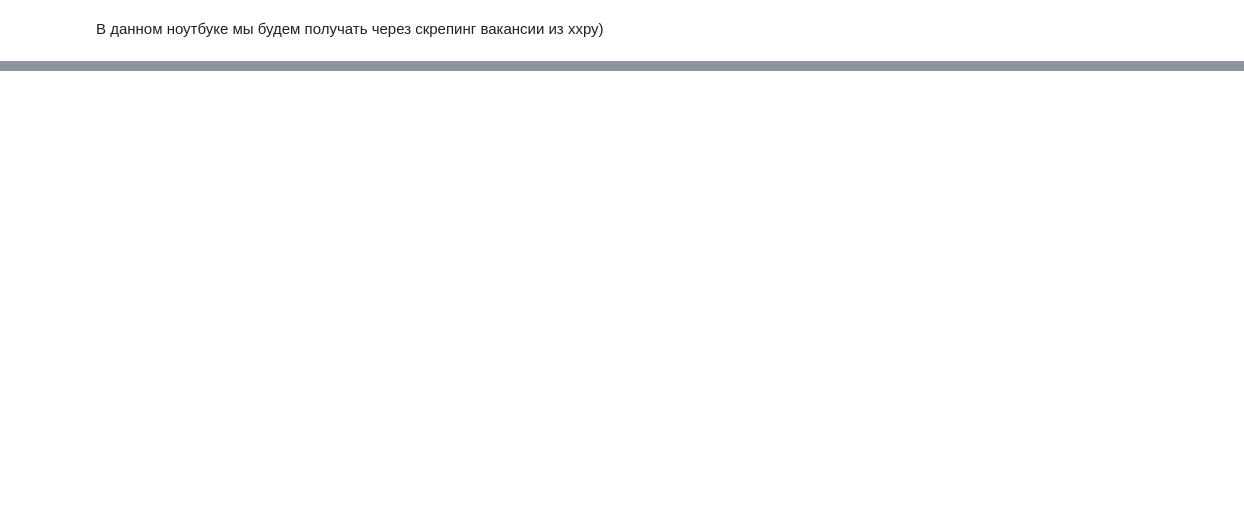
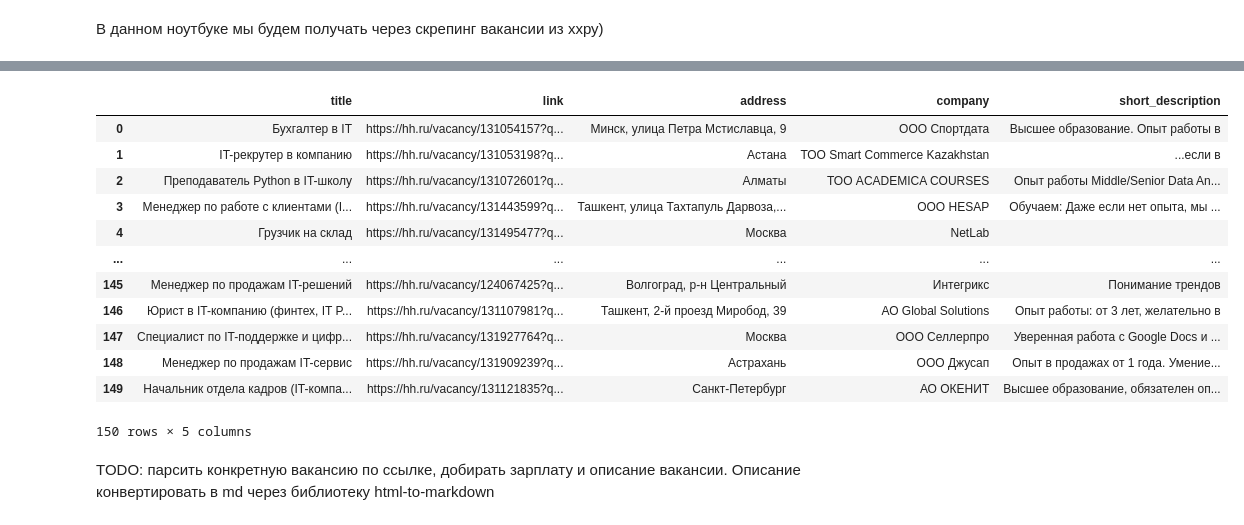
Before and after one commit to leosh1d/gp2, a Jupyter notebook: code/collecting/hh.ipynb, the cells around one changed output, grey strips where cells are left out. Cells and saved outputs as stored; diff of their text form; code cells hidden in the pictures; blank space fills up the shorter version.

Commit message:
parse vacancies list from hh

```diff
--- a/code/collecting/hh.ipynb
+++ b/code/collecting/hh.ipynb
@@ -31,0 +54,43 @@ True
+# %%
+def collect_vacancies():
+    page_df = pd.DataFrame({'title': [],'link': [], 'address': [], 'company': [], 'short_description': []})
+    vacs = driver.find_elements(By.CSS_SELECTOR, "[data-qa=vacancy-serp__vacancy]")
+
+    for vac in vacs:
+        link = safeGetAttr(safeGetElement(vac, "[data-qa=serp-item__title]"), 'href')
+
+        duplicates = page_df.loc[page_df['link'] == link]
+
+        if len(duplicates) > 0:
+            continue
+
+        title = safeExtractText(vac, "[data-qa=serp-item__title-text]")
+        address = safeExtractText(vac, "[data-qa=vacancy-serp__vacancy-address]")
+        company = safeExtractText(vac, "[data-qa=vacancy-serp__vacancy-employer-text]")
+        short_description_container = safeGetElement(vac, "[data-qa=vacancy-serp__vacancy_snippet_requirement]")
+
+        short_description = ''
+        if short_description_container != '':
+            short_description = safeExtractText(short_description_container, "span")
+
+        new_row = pd.DataFrame({'title': [title], 'link': [link], 'address': [address], 'company': [company], 'short_description': [short_description]})
+        page_df = pd.concat([page_df, new_row], ignore_index=True)
+
+    return page_df
+# %%
+next = safeGetElement(driver, "[data-qa=pager-next]")
+counter = 0
+
+while next and counter <= 2:
+    sleep(2)
+    page_df = collect_vacancies()
+    print(page_df)
+    df = pd.concat([df, page_df], ignore_index=True)
+
+    if next:
+        ActionChains(driver).move_to_element(next).perform()
+        ActionChains(driver).scroll_by_amount(0, 500).perform()
+
+        next.click()
+        counter += 1
+        next = safeGetElement(driver, "[data-qa=pager-next]")
@@ -31,0 +115,18 @@ True
+# %%
+df
+# %% [output]
+|  | title | link | address | company | short_description |
+| 0 | Бухгалтер в IT | https://hh.ru/vacancy/131054157?q... | Минск, улица Петра Мстиславца, 9 | ООО Спортдата | Высшее образование. Опыт работы в |
+| 1 | IT-рекрутер в компанию | https://hh.ru/vacancy/131053198?q... | Астана | ТОО Smart Commerce Kazakhstan | ...если в |
+| 2 | Преподаватель Python в IT-школу | https://hh.ru/vacancy/131072601?q... | Алматы | ТОО ACADEMICA COURSES | Опыт работы Middle/Senior Data An... |
+| 3 | Менеджер по работе с клиентами (I... | https://hh.ru/vacancy/131443599?q... | Ташкент, улица Тахтапуль Дарвоза,... | ООО HESAP | Обучаем: Даже если нет опыта, мы ... |
+| 4 | Грузчик на склад | https://hh.ru/vacancy/131495477?q... | Москва | NetLab |  |
+| ... | ... | ... | ... | ... | ... |
+| 145 | Менеджер по продажам IT-решений | https://hh.ru/vacancy/124067425?q... | Волгоград, р-н Центральный | Интегрикс | Понимание трендов |
+| 146 | Юрист в IT-компанию (финтех, IT P... | https://hh.ru/vacancy/131107981?q... | Ташкент, 2-й проезд Миробод, 39 | АО Global Solutions | Опыт работы: от 3 лет, желательно в |
+| 147 | Специалист по IT-поддержке и цифр... | https://hh.ru/vacancy/131927764?q... | Москва | ООО Селлерпро | Уверенная работа с Google Docs и ... |
+| 148 | Менеджер по продажам IT-сервис | https://hh.ru/vacancy/131909239?q... | Астрахань | ООО Джусап | Опыт в продажах от 1 года. Умение... |
+| 149 | Начальник отдела кадров (IT-компа... | https://hh.ru/vacancy/131121835?q... | Санкт-Петербург | АО ОКЕНИТ | Высшее образование, обязателен оп... |
+150 rows × 5 columns
+# %% [markdown]
+TODO: парсить конкретную вакансию по ссылке, добирать зарплату и описание вакансии. Описание конвертировать в md через библиотеку html-to-markdown
```
Also changed, not shown: parts of 7 cells of this notebook.
